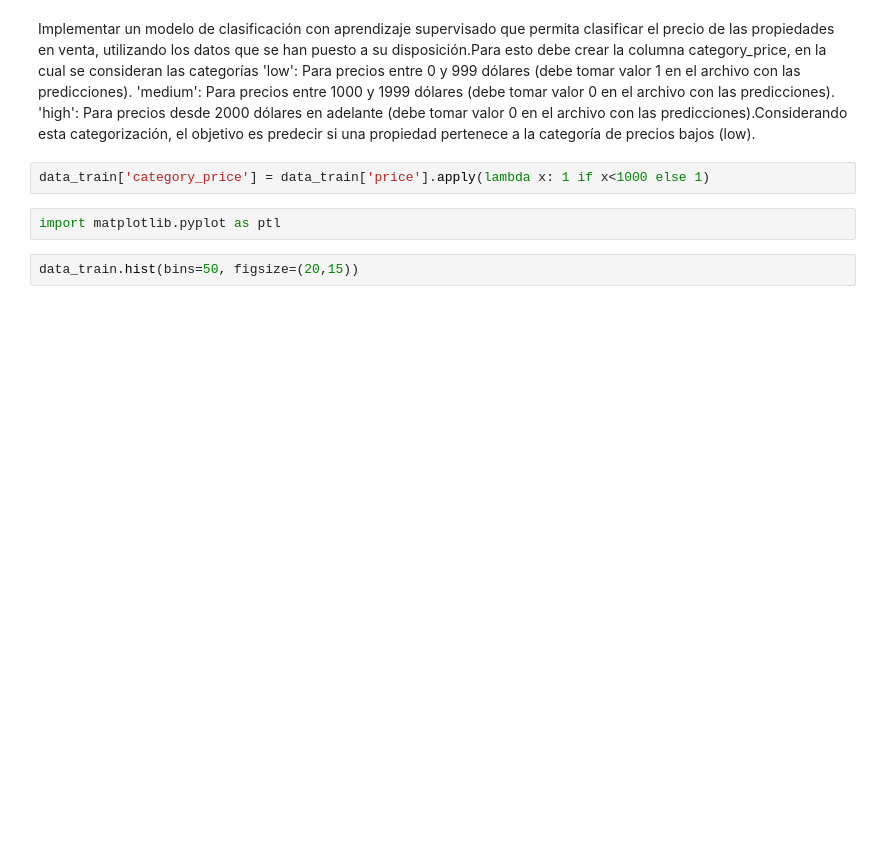
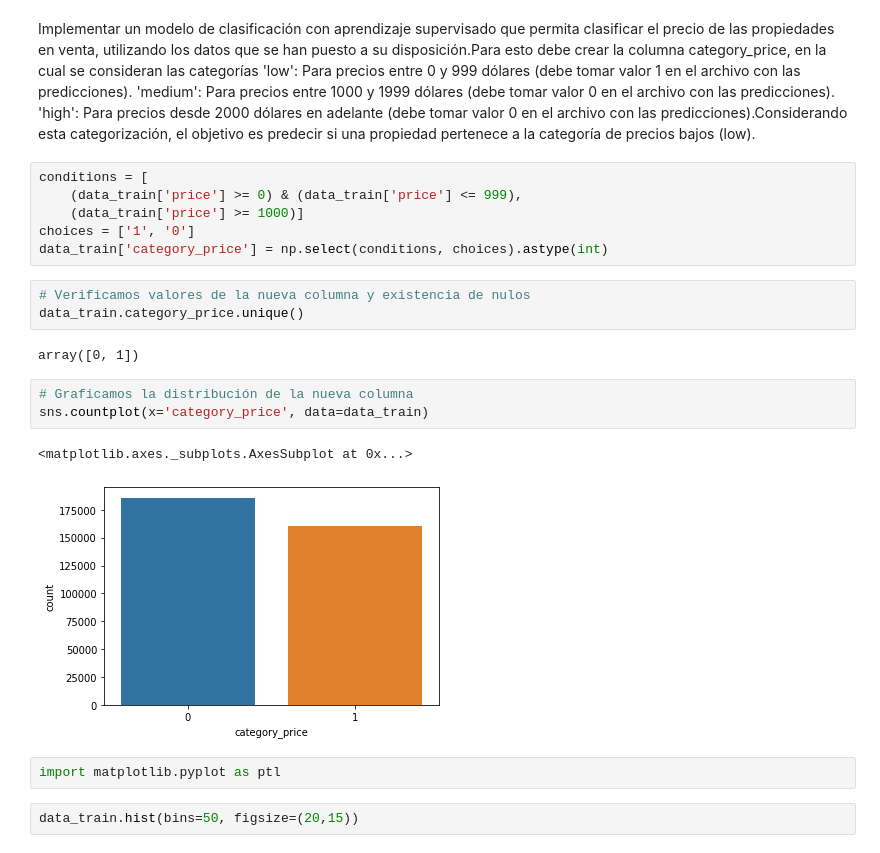
Before and after one commit to marybet/Proyecto-individual-2-Machine-Learning, a Jupyter notebook: test.ipynb, the cells around one changed output. Drawn from its saved outputs; the diff is of its cells as text; blank space fills up the shorter version.

```diff
--- a/test.ipynb
+++ b/test.ipynb
@@ -81,5 +153,20 @@ Implementar un modelo de clasificación con aprendizaje supervisado que permita
-# %%
-data_train['category_price'] = data_train['price'].apply(lambda x: 1 if x<1000 else 1)
+# %%
+conditions = [
+    (data_train['price'] >= 0) & (data_train['price'] <= 999),
+    (data_train['price'] >= 1000)]
+choices = ['1', '0']
+data_train['category_price'] = np.select(conditions, choices).astype(int)
+# %%
+# Verificamos valores de la nueva columna y existencia de nulos
+data_train.category_price.unique()
+# %% [output]
+array([0, 1])
+# %%
+# Graficamos la distribución de la nueva columna
+sns.countplot(x='category_price', data=data_train)
+# %% [output]
+<matplotlib.axes._subplots.AxesSubplot at 0x...>
+[figure, added]
 # %%
 import matplotlib.pyplot as ptl
 # %%
```
Also changed, not shown: parts of 46 cells of this notebook, 1 other file.
